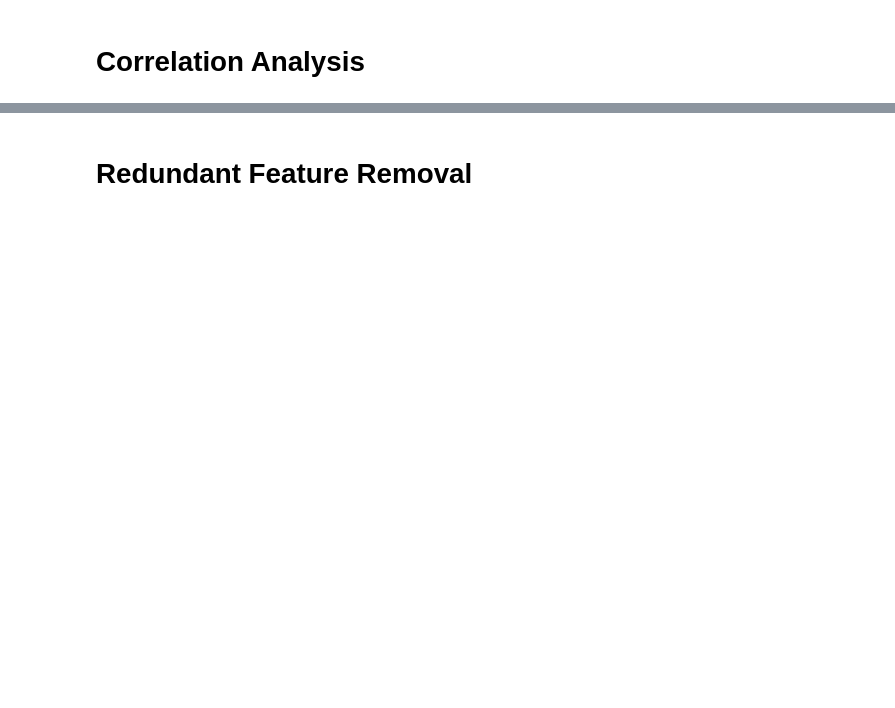
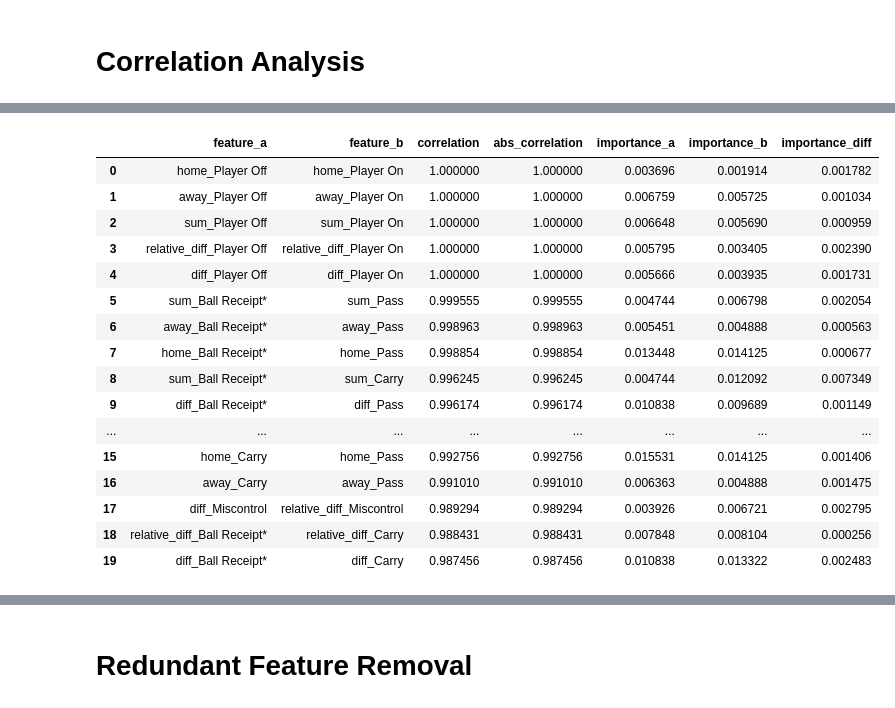
Before and after one commit to Rohtus/world-cup-predictor, a Jupyter notebook: notebooks/08_feature_selection_v03.ipynb, the cells around one changed output, grey strips where cells are left out. Cells and saved outputs as stored; diff of their text form; code cells hidden in the pictures; blank space fills up the shorter version.

```diff
--- a/notebooks/08_feature_selection_v03.ipynb
+++ b/notebooks/08_feature_selection_v03.ipynb
@@ -135,0 +489,26 @@ def get_feature_importance(result, feature_names, top_n=20):
+# %%
+CORR_THRESHOLD = 0.95
+
+high_corr_pairs = (
+    upper_corr
+    .stack()
+    .reset_index()
+)
+
+high_corr_pairs.columns = [
+    "feature_a",
+    "feature_b",
+    "correlation"
+]
+
+high_corr_pairs["abs_correlation"] = high_corr_pairs["correlation"].abs()
+
+high_corr_pairs = (
+    high_corr_pairs[
+        high_corr_pairs["abs_correlation"] >= CORR_THRESHOLD
+    ]
+    .sort_values("abs_correlation", ascending=False)
+    .reset_index(drop=True)
+)
+
+high_corr_pairs.head(20)
@@ -135,0 +533,29 @@ def get_feature_importance(result, feature_names, top_n=20):
+# %%
+importance_lookup = importance_df.set_index("feature")["importance"]
+
+high_corr_pairs["importance_a"] = high_corr_pairs["feature_a"].map(importance_lookup)
+high_corr_pairs["importance_b"] = high_corr_pairs["feature_b"].map(importance_lookup)
+
+high_corr_pairs["importance_diff"] = (
+    high_corr_pairs["importance_a"] - high_corr_pairs["importance_b"]
+).abs()
+
+high_corr_pairs.head(20)
+# %% [output]
+|  | feature_a | feature_b | correlation | abs_correlation | importance_a | importance_b | importance_diff |
+| 0 | home_Player Off | home_Player On | 1.000000 | 1.000000 | 0.003696 | 0.001914 | 0.001782 |
+| 1 | away_Player Off | away_Player On | 1.000000 | 1.000000 | 0.006759 | 0.005725 | 0.001034 |
+| 2 | sum_Player Off | sum_Player On | 1.000000 | 1.000000 | 0.006648 | 0.005690 | 0.000959 |
+| 3 | relative_diff_Player Off | relative_diff_Player On | 1.000000 | 1.000000 | 0.005795 | 0.003405 | 0.002390 |
+| 4 | diff_Player Off | diff_Player On | 1.000000 | 1.000000 | 0.005666 | 0.003935 | 0.001731 |
+| 5 | sum_Ball Receipt* | sum_Pass | 0.999555 | 0.999555 | 0.004744 | 0.006798 | 0.002054 |
+| 6 | away_Ball Receipt* | away_Pass | 0.998963 | 0.998963 | 0.005451 | 0.004888 | 0.000563 |
+| 7 | home_Ball Receipt* | home_Pass | 0.998854 | 0.998854 | 0.013448 | 0.014125 | 0.000677 |
+| 8 | sum_Ball Receipt* | sum_Carry | 0.996245 | 0.996245 | 0.004744 | 0.012092 | 0.007349 |
+| 9 | diff_Ball Receipt* | diff_Pass | 0.996174 | 0.996174 | 0.010838 | 0.009689 | 0.001149 |
+| ... | ... | ... | ... | ... | ... | ... | ... |
+| 15 | home_Carry | home_Pass | 0.992756 | 0.992756 | 0.015531 | 0.014125 | 0.001406 |
+| 16 | away_Carry | away_Pass | 0.991010 | 0.991010 | 0.006363 | 0.004888 | 0.001475 |
+| 17 | diff_Miscontrol | relative_diff_Miscontrol | 0.989294 | 0.989294 | 0.003926 | 0.006721 | 0.002795 |
+| 18 | relative_diff_Ball Receipt* | relative_diff_Carry | 0.988431 | 0.988431 | 0.007848 | 0.008104 | 0.000256 |
+| 19 | diff_Ball Receipt* | diff_Carry | 0.987456 | 0.987456 | 0.010838 | 0.013322 | 0.002483 |
```
Also changed, not shown: parts of 93 cells of this notebook, 4 other files.
